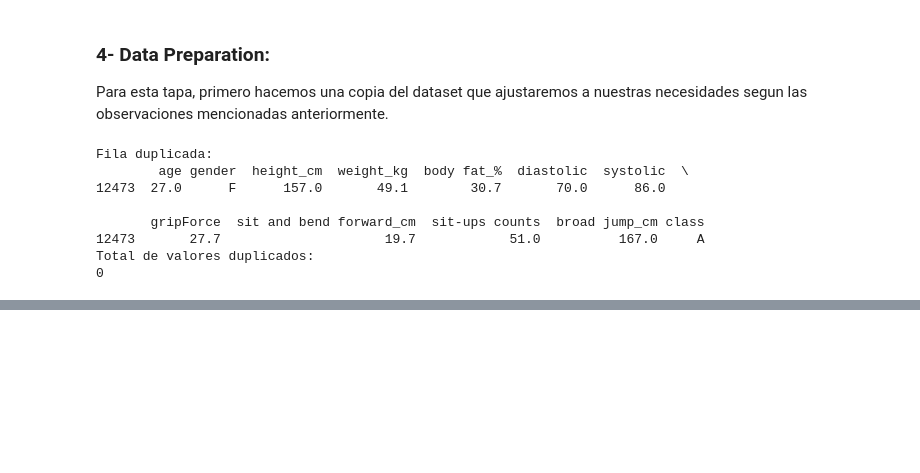
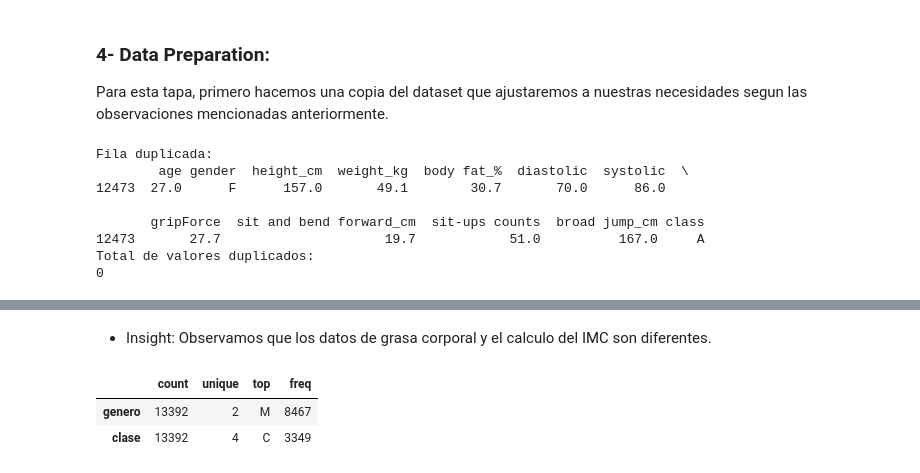
Before and after one commit to sosarodrigox/Grupo1-PP1, a Jupyter notebook: grupo1_pp1.ipynb, the cells around one changed output, grey strips where cells are left out. Cells and saved outputs as stored; diff of their text form; code cells hidden in the pictures; blank space fills up the shorter version.

```diff
--- a/grupo1_pp1.ipynb
+++ b/grupo1_pp1.ipynb
@@ -196,0 +204,8 @@ df_copy.head()
+# %% [markdown]
+* Insight: Observamos que los datos de grasa corporal y el calculo del IMC son diferentes.
+# %%
+df_copy.describe(include= "object").T
+# %% [output]
+|  | count | unique | top | freq |
+| genero | 13392 | 2 | M | 8467 |
+| clase | 13392 | 4 | C | 3349 |
```
Also changed, not shown: parts of 4 cells of this notebook.
